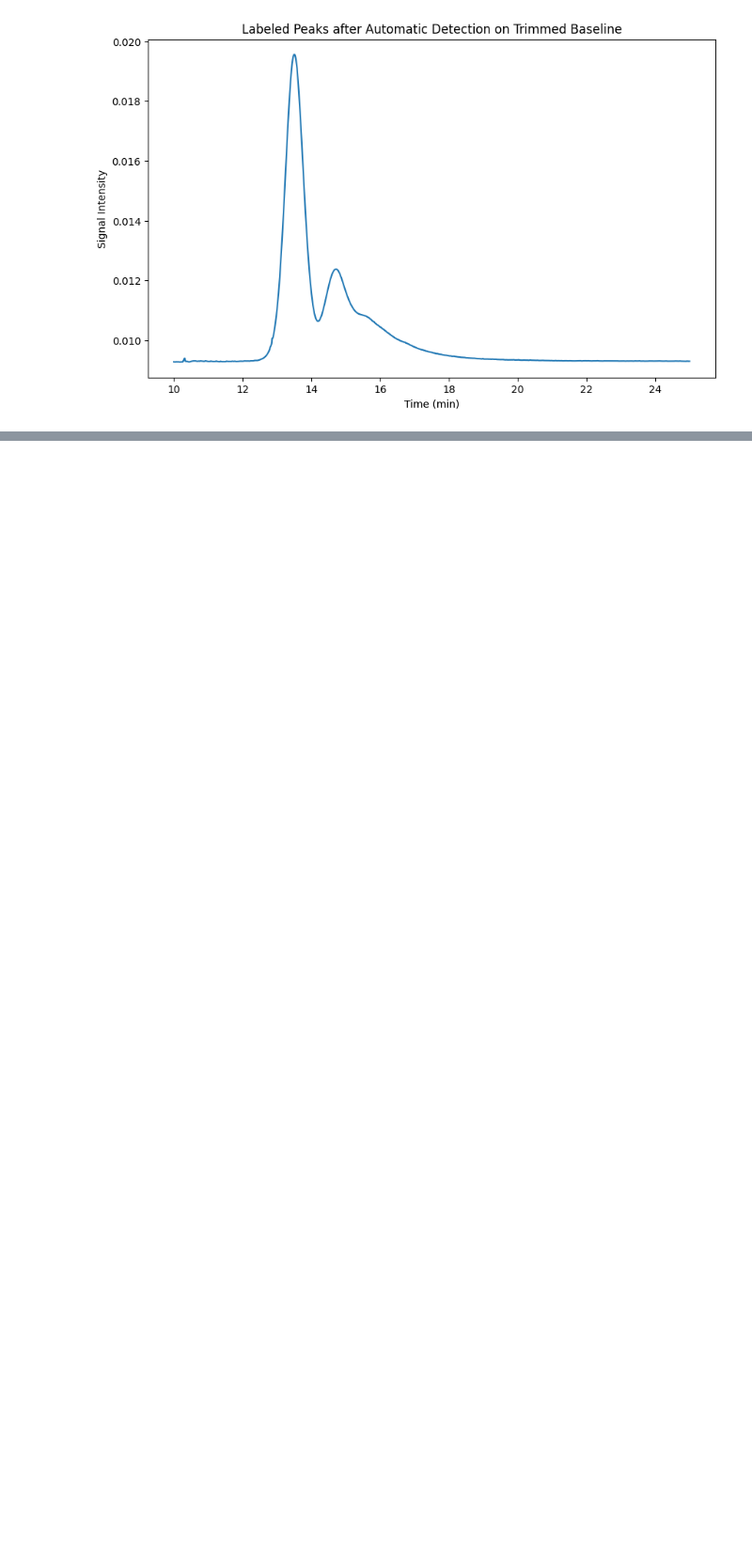
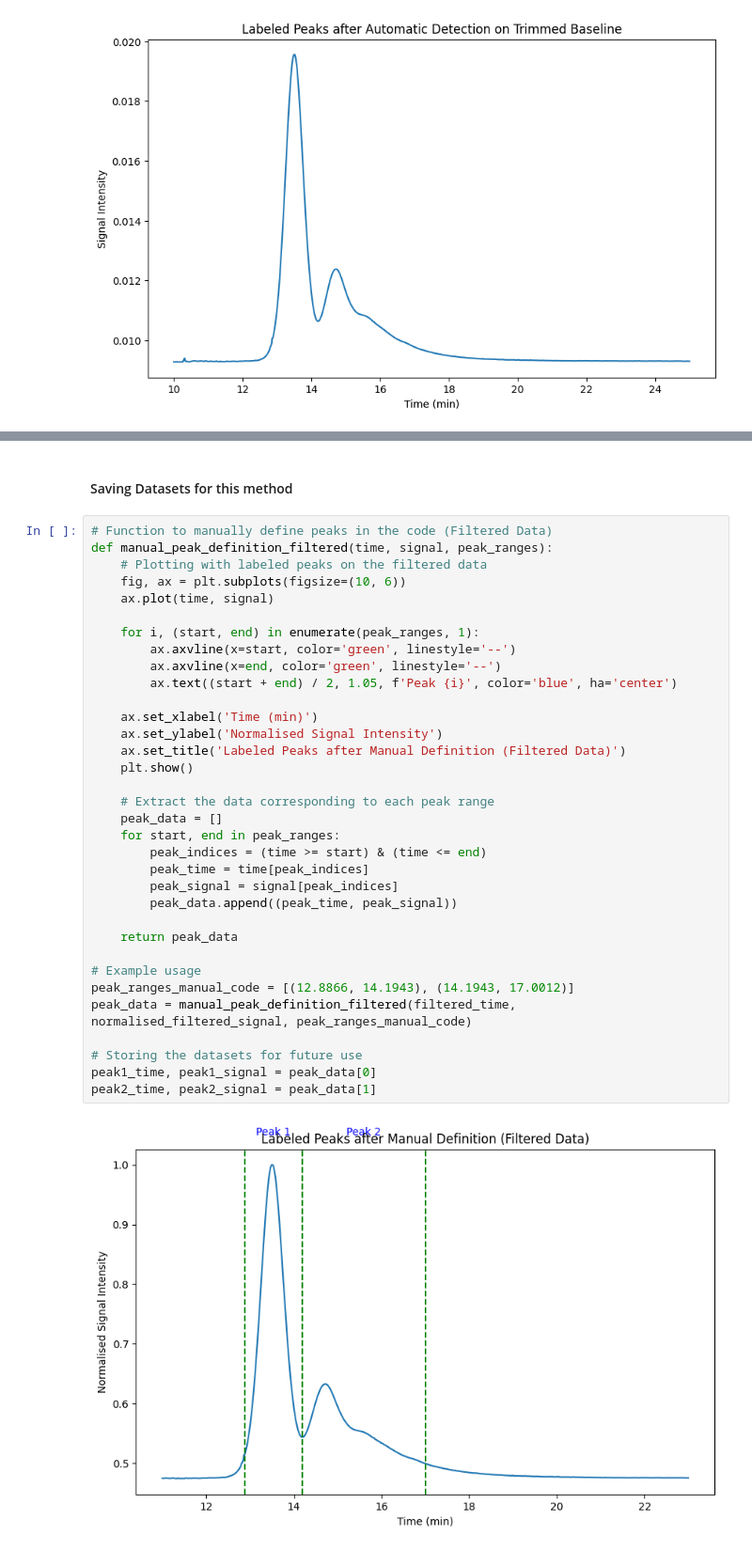
Before and after one commit to CheffySins/NMI-Placement-2024, a Jupyter notebook: Notebooks/NMI - Working Notebook.ipynb, the cells around one changed output, grey strips where cells are left out. Shown at 94% size. Cells and saved outputs as stored; diff of their text form; blank space fills up the shorter version.

```diff
--- a/Notebooks/NMI - Practical Notebook.ipynb
+++ b/Notebooks/NMI - Working Notebook.ipynb
@@ -301,0 +380,38 @@ peak_ranges_auto = automatic_peak_detection_with_baseline(time, median_signalInt
+# %% [markdown]
+#### Saving Datasets for this method
+# %%
+# Function to manually define peaks in the code (Filtered Data)
+def manual_peak_definition_filtered(time, signal, peak_ranges):
+    # Plotting with labeled peaks on the filtered data
+    fig, ax = plt.subplots(figsize=(10, 6))
+    ax.plot(time, signal)
+
+    for i, (start, end) in enumerate(peak_ranges, 1):
+        ax.axvline(x=start, color='green', linestyle='--')
+        ax.axvline(x=end, color='green', linestyle='--')
+        ax.text((start + end) / 2, 1.05, f'Peak {i}', color='blue', ha='center')
+
+    ax.set_xlabel('Time (min)')
+    ax.set_ylabel('Normalised Signal Intensity')
+    ax.set_title('Labeled Peaks after Manual Definition (Filtered Data)')
+    plt.show()
+
+    # Extract the data corresponding to each peak range
+    peak_data = []
+    for start, end in peak_ranges:
+        peak_indices = (time >= start) & (time <= end)
+        peak_time = time[peak_indices]
+        peak_signal = signal[peak_indices]
+        peak_data.append((peak_time, peak_signal))
+
+    return peak_data
+
+# Example usage
+peak_ranges_manual_code = [(12.8866, 14.1943), (14.1943, 17.0012)]
+peak_data = manual_peak_definition_filtered(filtered_time, normalised_filtered_signal, peak_ranges_manual_code)
+
+# Storing the datasets for future use
+peak1_time, peak1_signal = peak_data[0]
+peak2_time, peak2_signal = peak_data[1]
+# %% [output]
+[figure, added]
```
Also changed, not shown: parts of 33 cells of this notebook, 4 other files.
